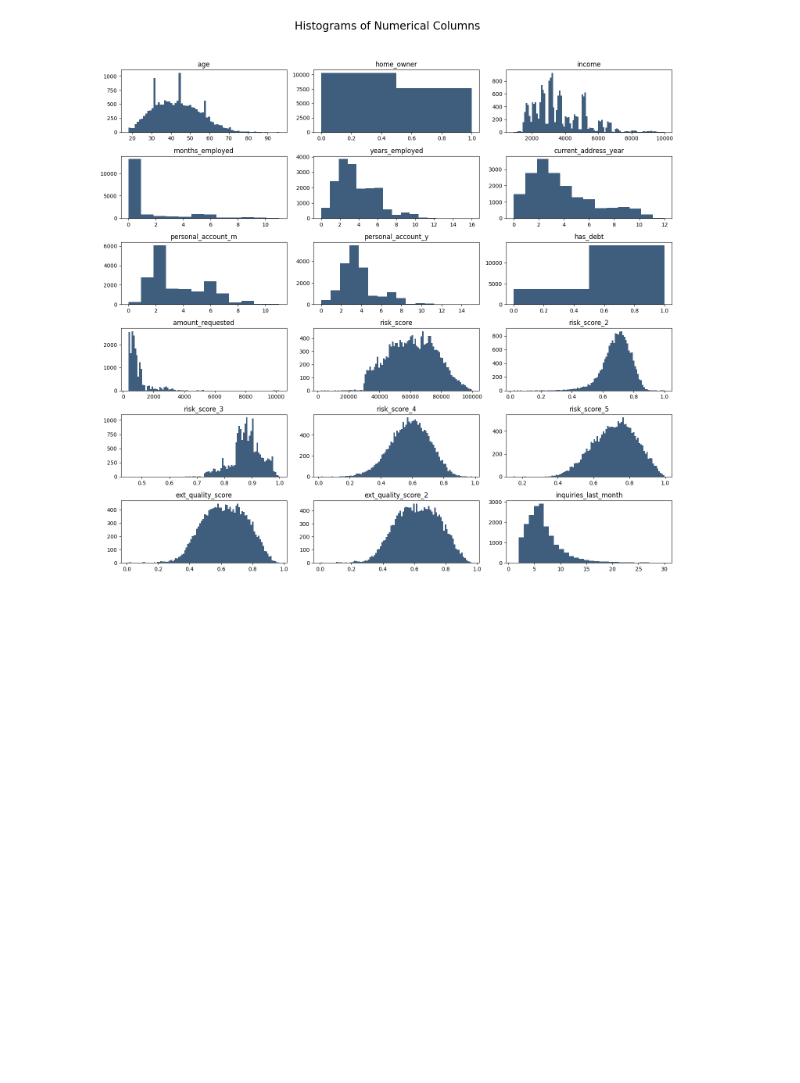
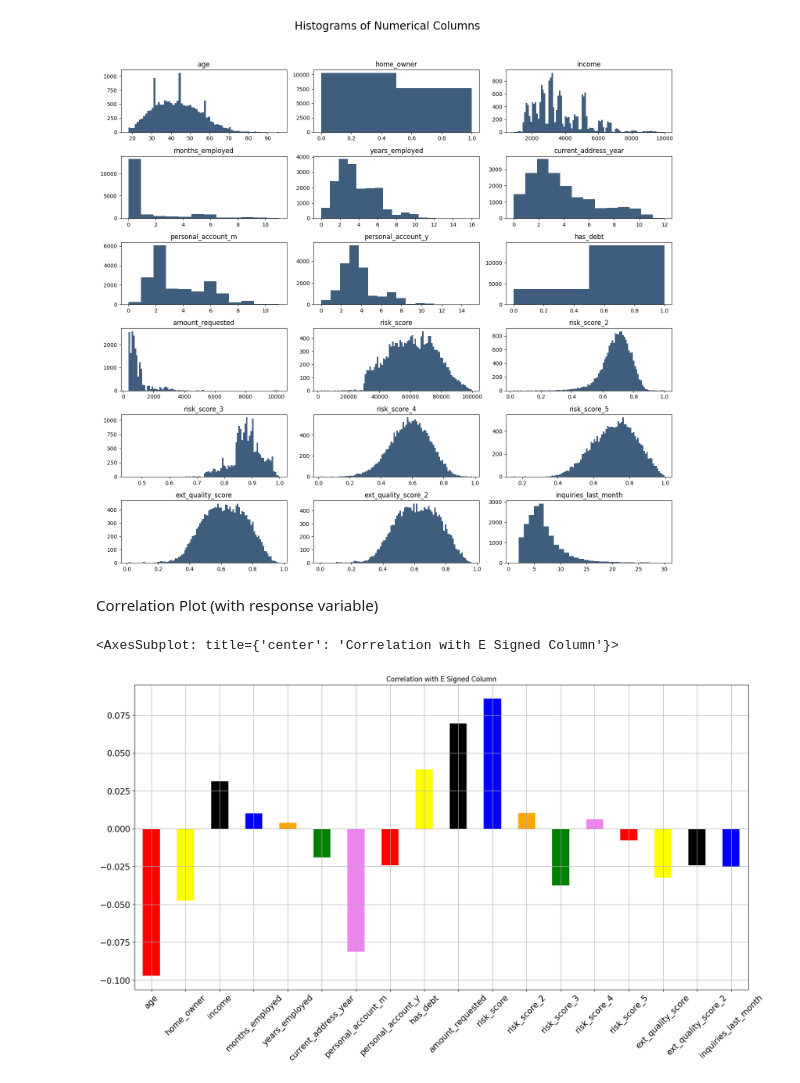
Before and after one commit to Devansh-Gupta-Official/likelihood-e-signing-loan, a Jupyter notebook: likelihood.ipynb, the cells around one changed output. Drawn from its saved outputs; the diff is of its cells as text; code cells hidden in the pictures; blank space fills up the shorter version.

Commit message:
correlation plot with response variable

```diff
--- a/likelihood.ipynb
+++ b/likelihood.ipynb
@@ -85,0 +86,8 @@ plt.tight_layout(rect = [0,0.03,1,0.95])
+# %% [markdown]
+Correlation Plot (with response variable)
+# %%
+c = ['red', 'yellow', 'black', 'blue', 'orange','green','violet']
+df_temp.corrwith(df['e_signed']).plot(kind='bar',figsize=(20,10),title='Correlation with E Signed Column',fontsize=15,rot=45,grid=True,color=c)
+# %% [output]
+<AxesSubplot: title={'center': 'Correlation with E Signed Column'}>
+[figure, added]
```
Also changed, not shown: parts of 2 cells of this notebook.
